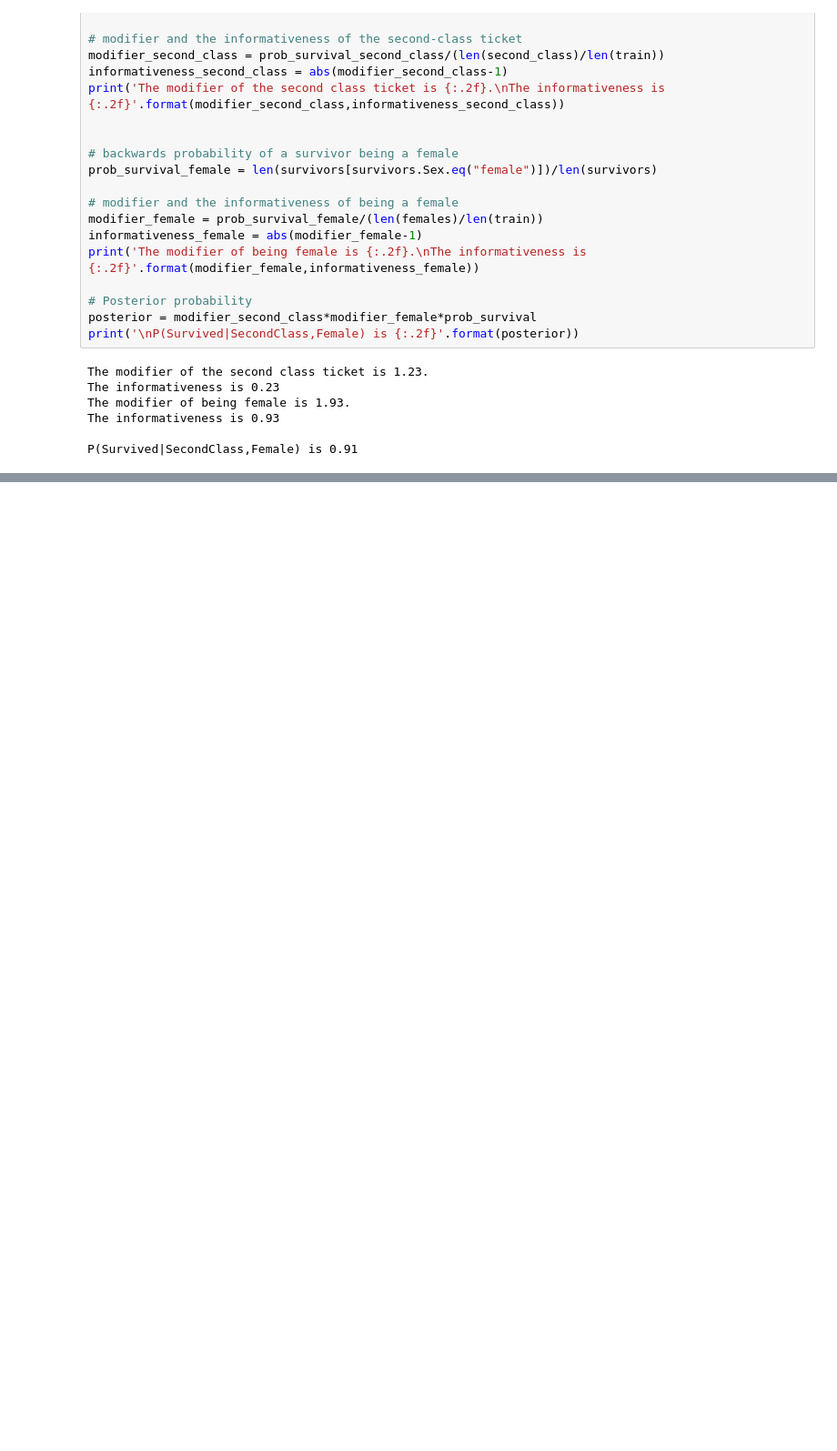
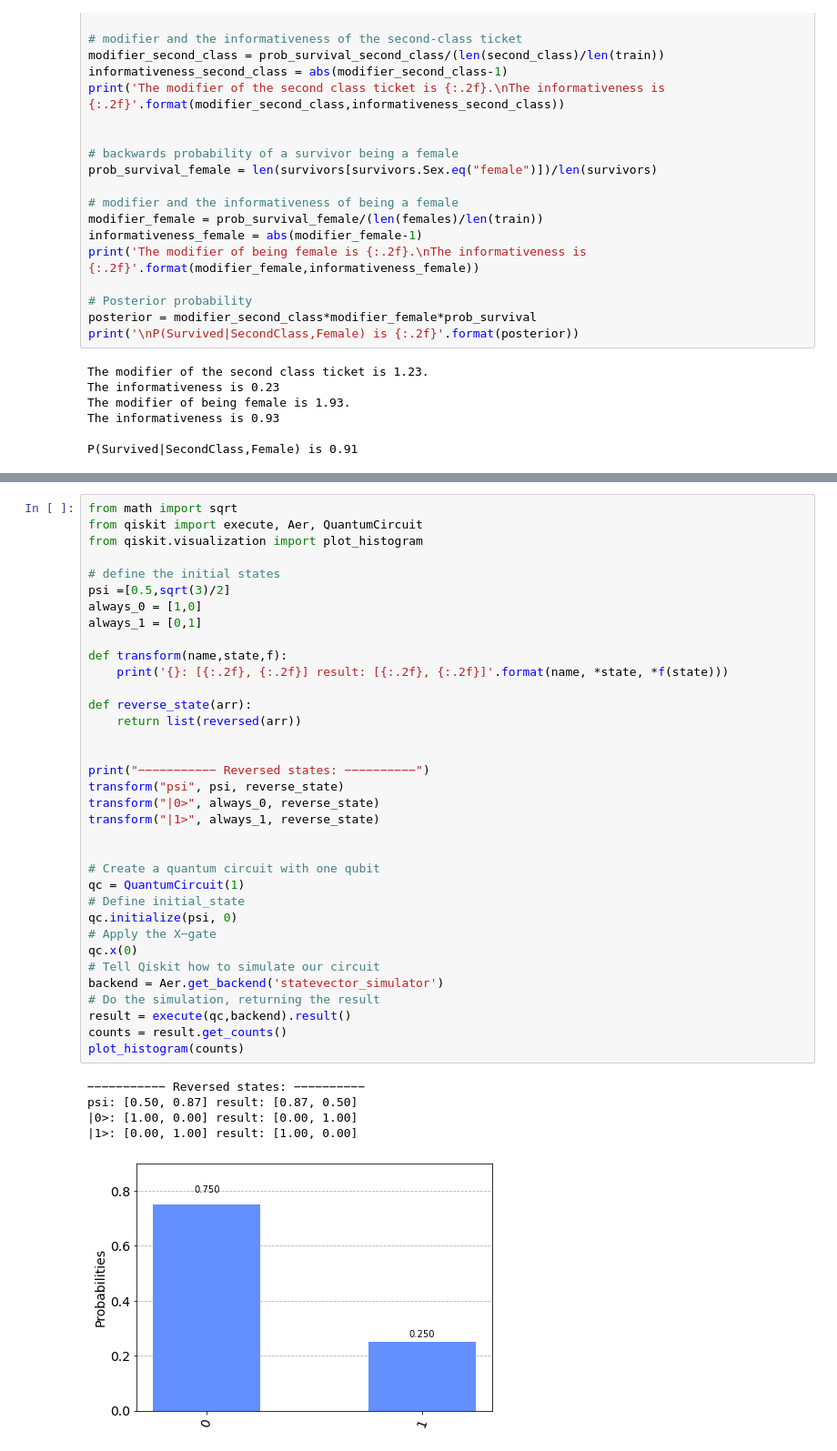
Before and after one commit to leonardocfor/quantum, a Jupyter notebook: notebooks/titanic.ipynb, the cells around one changed output, grey strips where cells are left out. Shown: that part at 91% size. Saved outputs shown, nothing was run; the diff lists cells and outputs as text; blank space fills up the shorter version.

Commit message:
Begins working with quantum gates

```diff
--- a/notebooks/titanic.ipynb
+++ b/notebooks/titanic.ipynb
@@ -872,0 +931,41 @@ P(Survived|SecondClass,Female) is 0.91
+# %%
+from math import sqrt
+from qiskit import execute, Aer, QuantumCircuit
+from qiskit.visualization import plot_histogram
+
+# define the initial states
+psi =[0.5,sqrt(3)/2]
+always_0 = [1,0]
+always_1 = [0,1]
+
+def transform(name,state,f):
+    print('{}: [{:.2f}, {:.2f}] result: [{:.2f}, {:.2f}]'.format(name, *state, *f(state)))
+
+def reverse_state(arr):
+    return list(reversed(arr))
+
+
+print("−−−−−−−−−−− Reversed states: −−−−−−−−−−")
+transform("psi", psi, reverse_state)
+transform("|0>", always_0, reverse_state)
+transform("|1>", always_1, reverse_state)
+
+
+# Create a quantum circuit with one qubit
+qc = QuantumCircuit(1)
+# Define initial_state
+qc.initialize(psi, 0)
+# Apply the X−gate
+qc.x(0)
+# Tell Qiskit how to simulate our circuit
+backend = Aer.get_backend('statevector_simulator')
+# Do the simulation, returning the result
+result = execute(qc,backend).result()
+counts = result.get_counts()
+plot_histogram(counts)
+# %% [output]
+−−−−−−−−−−− Reversed states: −−−−−−−−−−
+psi: [0.50, 0.87] result: [0.87, 0.50]
+|0>: [1.00, 0.00] result: [0.00, 1.00]
+|1>: [0.00, 1.00] result: [1.00, 0.00]
+[figure, added]
```
Also changed, not shown: parts of 7 cells of this notebook.
